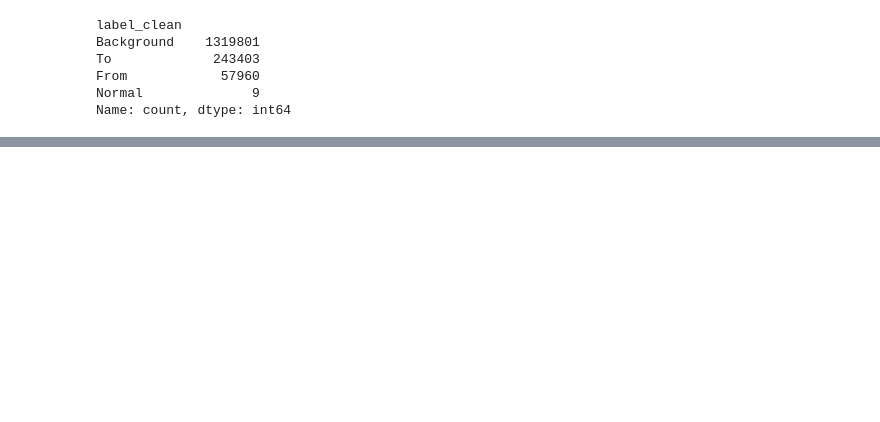
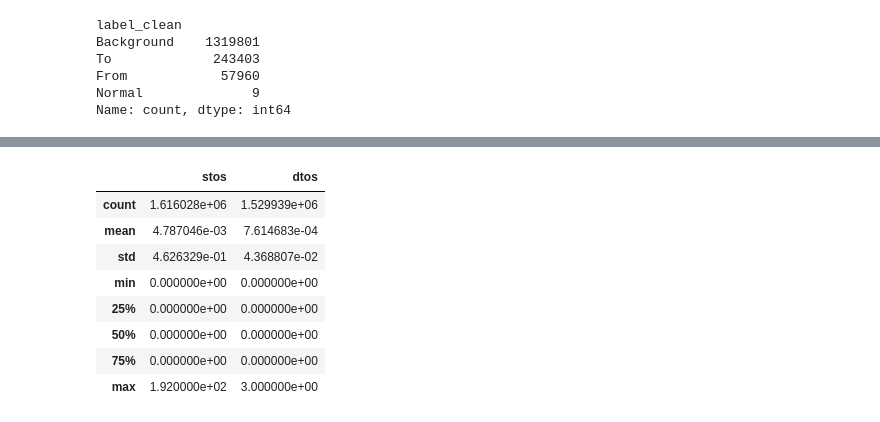
Before and after one commit to st-issac/botnet-detection, a Jupyter notebook: notebooks/exploration.ipynb, the cells around one changed output, grey strips where cells are left out. Drawn from its saved outputs; the diff is of its cells as text; code cells hidden in the pictures; blank space fills up the shorter version.

```diff
--- a/notebooks/exploration.ipynb
+++ b/notebooks/exploration.ipynb
@@ -52,0 +176,12 @@ Name: count, dtype: int64
+# %%
+df[['stos', 'dtos']].describe()
+# %% [output]
+|  | stos | dtos |
+| count | 1.616028e+06 | 1.529939e+06 |
+| mean | 4.787046e-03 | 7.614683e-04 |
+| std | 4.626329e-01 | 4.368807e-02 |
+| min | 0.000000e+00 | 0.000000e+00 |
+| 25% | 0.000000e+00 | 0.000000e+00 |
+| 50% | 0.000000e+00 | 0.000000e+00 |
+| 75% | 0.000000e+00 | 0.000000e+00 |
+| max | 1.920000e+02 | 3.000000e+00 |
```
Also changed, not shown: parts of 27 cells of this notebook, 1 other file.
